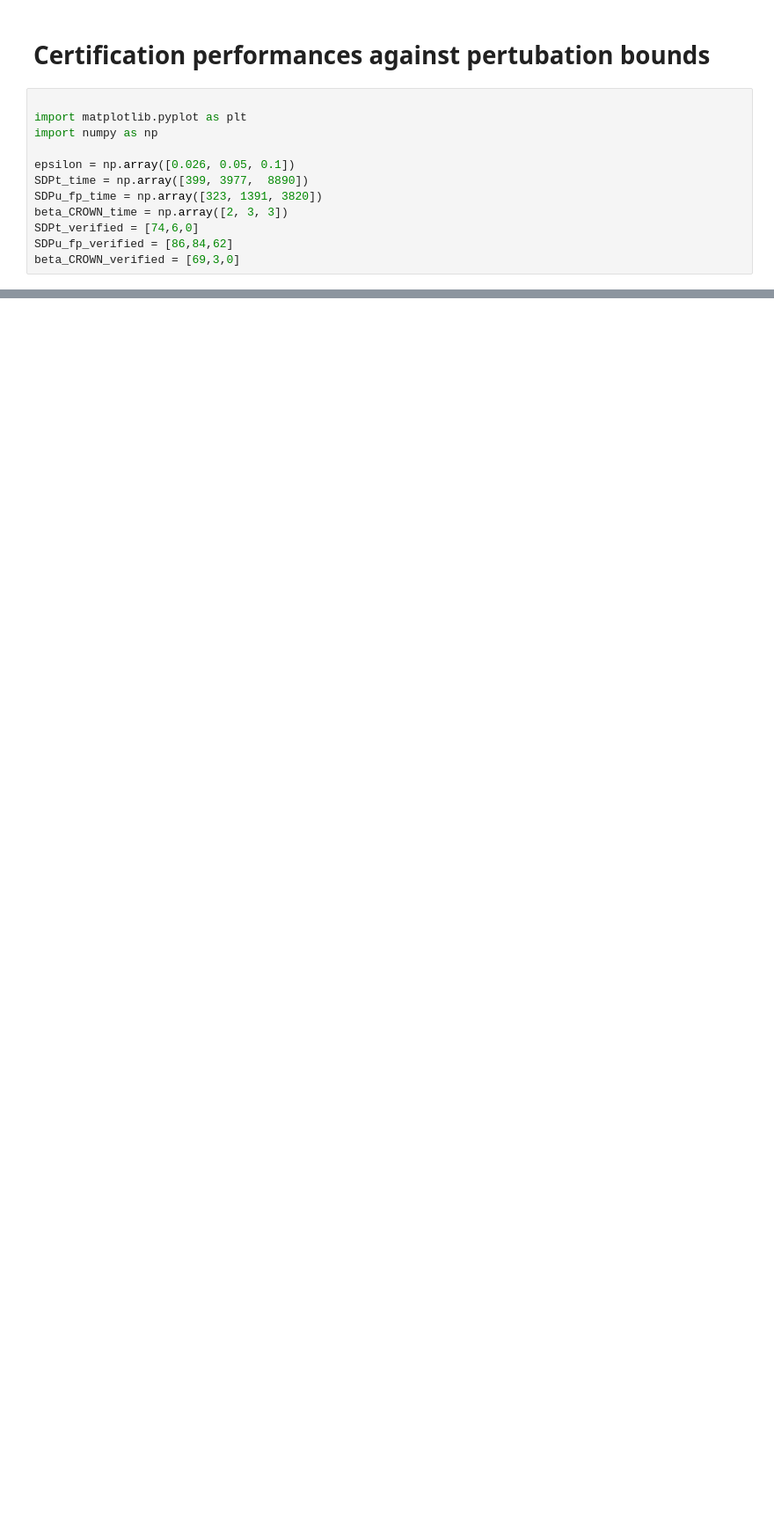
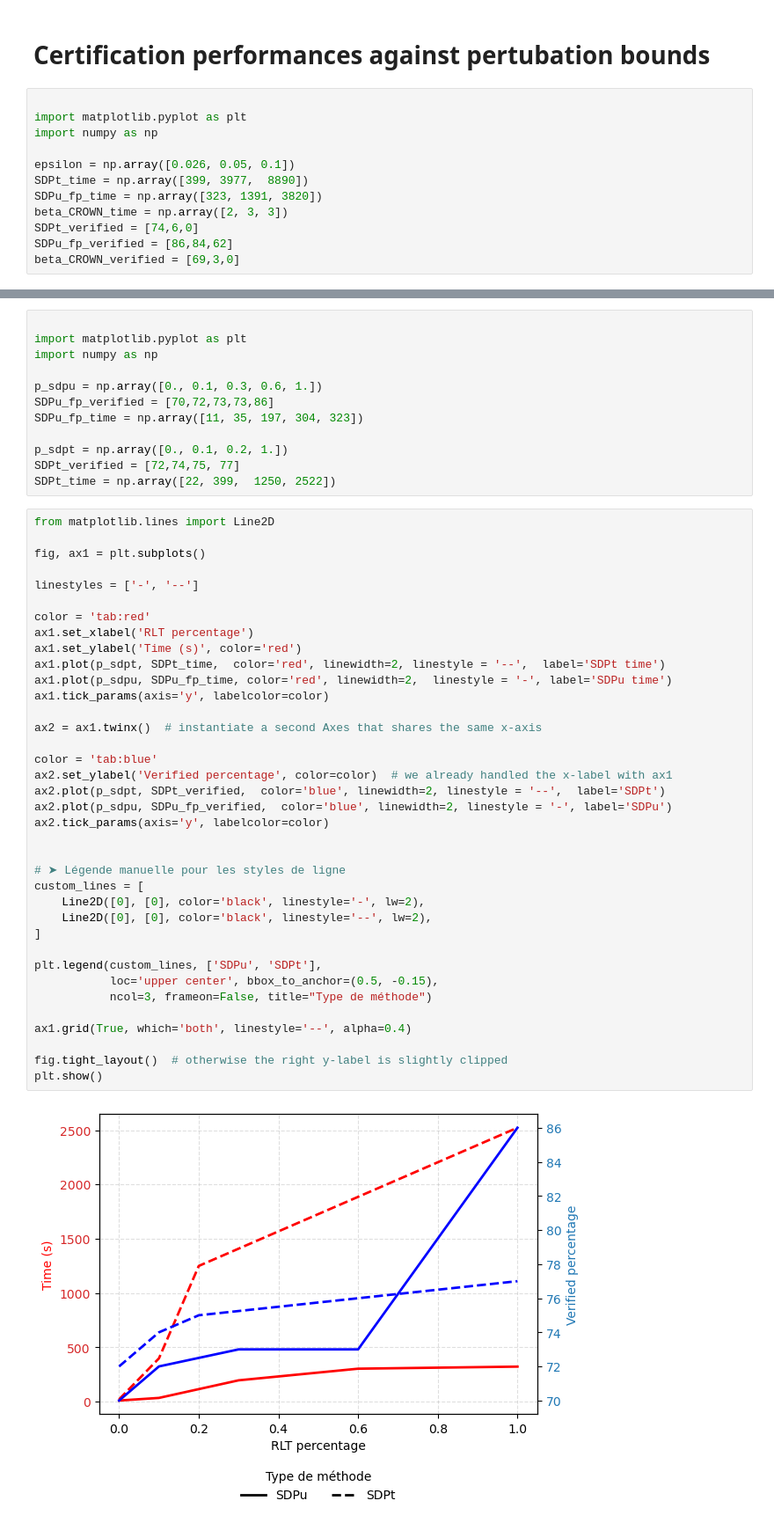
Before and after one commit to MargotBoyer/FastSDPCertification, a Jupyter notebook: notebooks/plot_certification_against_epsilon.ipynb, the cells around one changed output, grey strips where cells are left out. Shown: that part at 88% size. Saved outputs shown, nothing was run; the diff lists cells and outputs as text; blank space fills up the shorter version.

```diff
--- a/notebooks/plot_certification_against_epsilon.ipynb
+++ b/notebooks/plot_certification_against_epsilon.ipynb
@@ -130,0 +59,51 @@ plt.show()
+# %%
+
+import matplotlib.pyplot as plt
+import numpy as np
+
+p_sdpu = np.array([0., 0.1, 0.3, 0.6, 1.])
+SDPu_fp_verified = [70,72,73,73,86]
+SDPu_fp_time = np.array([11, 35, 197, 304, 323])
+
+p_sdpt = np.array([0., 0.1, 0.2, 1.])
+SDPt_verified = [72,74,75, 77]
+SDPt_time = np.array([22, 399,  1250, 2522])
+# %%
+from matplotlib.lines import Line2D
+
+fig, ax1 = plt.subplots()
+
+linestyles = ['-', '--']
+
+color = 'tab:red'
+ax1.set_xlabel('RLT percentage')
+ax1.set_ylabel('Time (s)', color='red')
+ax1.plot(p_sdpt, SDPt_time,  color='red', linewidth=2, linestyle = '--',  label='SDPt time')
+ax1.plot(p_sdpu, SDPu_fp_time, color='red', linewidth=2,  linestyle = '-', label='SDPu time')
+ax1.tick_params(axis='y', labelcolor=color)
+
+ax2 = ax1.twinx()  # instantiate a second Axes that shares the same x-axis
+
+color = 'tab:blue'
+ax2.set_ylabel('Verified percentage', color=color)  # we already handled the x-label with ax1
+ax2.plot(p_sdpt, SDPt_verified,  color='blue', linewidth=2, linestyle = '--',  label='SDPt')
+ax2.plot(p_sdpu, SDPu_fp_verified,  color='blue', linewidth=2, linestyle = '-', label='SDPu')
+ax2.tick_params(axis='y', labelcolor=color)
+
+
+# ➤ Légende manuelle pour les styles de ligne
+custom_lines = [
+    Line2D([0], [0], color='black', linestyle='-', lw=2),
+    Line2D([0], [0], color='black', linestyle='--', lw=2),
+]
+
+plt.legend(custom_lines, ['SDPu', 'SDPt'],
+           loc='upper center', bbox_to_anchor=(0.5, -0.15),
+           ncol=3, frameon=False, title="Type de méthode")
+
+ax1.grid(True, which='both', linestyle='--', alpha=0.4)
+
+fig.tight_layout()  # otherwise the right y-label is slightly clipped
+plt.show()
+# %% [output]
+[figure, added]
```
Also changed, not shown: parts of 3 cells of this notebook, 55 other files.
